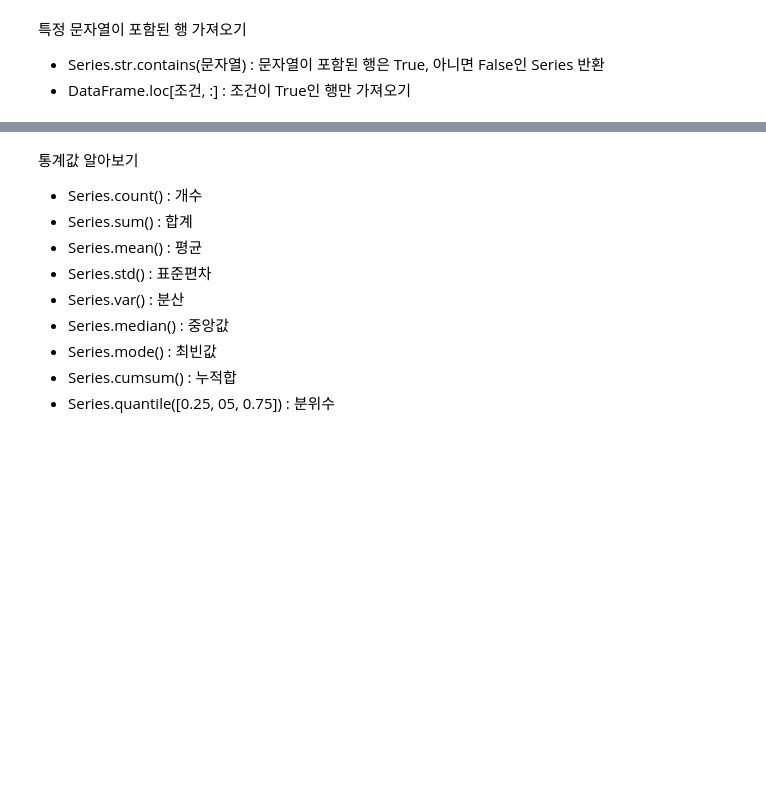
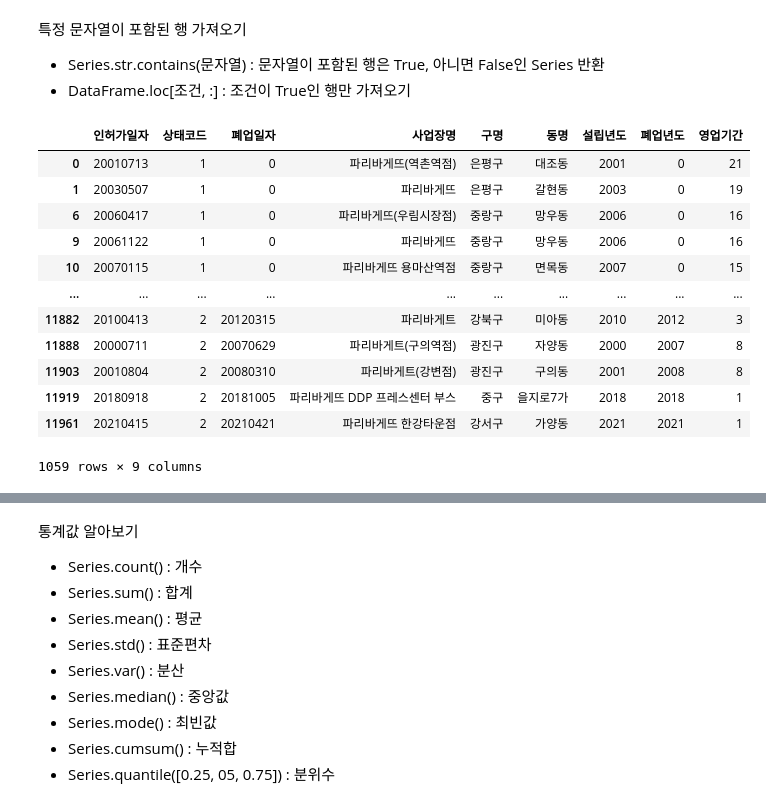
Before and after one commit to choiyun9yu/DataAnalysis, a Jupyter notebook: 빅분기 실기 자료/eduatoz/02. 판다스/[pandas_04]_제과점_서울_어디에_오픈할까_LAB.ipynb, the cells around one changed output, grey strips where cells are left out. Cells and saved outputs as stored; diff of their text form; code cells hidden in the pictures; blank space fills up the shorter version.

```diff
--- a/빅분기 실기 자료/eduatoz/02. 판다스/[pandas_04]_제과점_서울_어디에_오픈할까_LAB.ipynb
+++ b/빅분기 실기 자료/eduatoz/02. 판다스/[pandas_04]_제과점_서울_어디에_오픈할까_LAB.ipynb
@@ -348,3 +398,13 @@ Series의 연산
 # [4-20] bread에 '설립년도' 및 '폐업년도' 컬럼을 추가합니다.
 # '인허가일자'//10000, '폐업일자 // 10000 을 사용하여 구합니다.
 # 두 개의 컬럼이 추가된 bread의 첫 2개 행을 확인합니다.
+
+year = bread['인허가일자'] // 10000
+meonth = bread['인허가일자'] // 100 % 100
+day = bread['인허가일자'] %100
+
+pd.to_datetime(bread['인허가일자'], foramt='%Y,%m%d')
+
+bread['설립년도'] = bread['인허가일자']//10000
+bread['폐업년도'] = bread['폐업일자']//10000
+bread.head()
@@ -351,4 +418,9 @@ Series의 연산
 # %%
 # [4-21] bread에 '영업기간' 컬럼을 추가합니다
-# '영업기간'은 '상태코드'가 1(=영업)인 경우 2021 - 설립년도 -1
+# '영업기간'은 '상태코드'가 1(=영업)인 경우 2021 - 설립년도 +1
 # '상태코드'가 2(=폐업)인 경우 폐업년도 - 설립년도 + 1로 계산합니다.
+
+nyear = 2021
+bread.loc[bread['상태코드']==1,'영업기간'] = nyear - bread['설립년도'] + 1
+bread.loc[bread['상태코드']==2, '영업기간'] = bread['폐업년도'] - bread['설립년도'] + 1
+bread.head(3)
@@ -354,0 +432,15 @@ Series의 연산
+# %%
+# apply 로 [4-21] 풀기
+
+bread.iloc[0,] # 이렇게 입력해서 출력되는 것이 아래 함수에 들어가는 인자 x가 되는 것이다
+
+def func(x):
+    nyear = 2021
+    if x['상태코드']==1:
+        res = nyear - x['설립년도']+1
+    else:
+        res = x['폐업년도']-x['설립년도']+1
+    return  res
+
+# axis가 1이면 컬럼방향, 행단위로 인자 받는 것 / axis가 0이면 행방향, 컬럼단위로 인자 받는 것
+bread['영업기간'] = bread.apply(func, axis=1)
@@ -393,6 +524,22 @@ import koreanize_matplotlib
 # %%
 # [4-26] bread에서 '사업장명' 컬럼을 사용하여
 # '파리바게트', '파리바게뜨' 이름인 곳을 뽑아 paris로 이름 붙입니다.
+paris = bread[bread['사업장명'].str.contains('파리바게')]
+paris
+# %% [output]
+|  | 인허가일자 | 상태코드 | 폐업일자 | 사업장명 | 구명 | 동명 | 설립년도 | 폐업년도 | 영업기간 |
+| 0 | 20010713 | 1 | 0 | 파리바게뜨(역촌역점) | 은평구 | 대조동 | 2001 | 0 | 21 |
+| 1 | 20030507 | 1 | 0 | 파리바게뜨 | 은평구 | 갈현동 | 2003 | 0 | 19 |
+| 6 | 20060417 | 1 | 0 | 파리바게뜨(우림시장점) | 중랑구 | 망우동 | 2006 | 0 | 16 |
+| 9 | 20061122 | 1 | 0 | 파리바게뜨 | 중랑구 | 망우동 | 2006 | 0 | 16 |
+| 10 | 20070115 | 1 | 0 | 파리바게뜨 용마산역점 | 중랑구 | 면목동 | 2007 | 0 | 15 |
+| ... | ... | ... | ... | ... | ... | ... | ... | ... | ... |
+| 11882 | 20100413 | 2 | 20120315 | 파리바게트 | 강북구 | 미아동 | 2010 | 2012 | 3 |
+| 11888 | 20000711 | 2 | 20070629 | 파리바게트(구의역점) | 광진구 | 자양동 | 2000 | 2007 | 8 |
+| 11903 | 20010804 | 2 | 20080310 | 파리바게트(강변점) | 광진구 | 구의동 | 2001 | 2008 | 8 |
+| 11919 | 20180918 | 2 | 20181005 | 파리바게뜨 DDP 프레스센터 부스 | 중구 | 을지로7가 | 2018 | 2018 | 1 |
+| 11961 | 20210415 | 2 | 20210421 | 파리바게뜨 한강타운점 | 강서구 | 가양동 | 2021 | 2021 | 1 |
+1059 rows × 9 columns
 # %%
 # [4-27] bread에서 '사업장명' 컬럼을 사용하여
 # '뚜레쥬르' 이름인 곳을 뽑아 tous로 이름 붙입니다.
```
Also changed, not shown: parts of 34 cells of this notebook, 2 other files.
